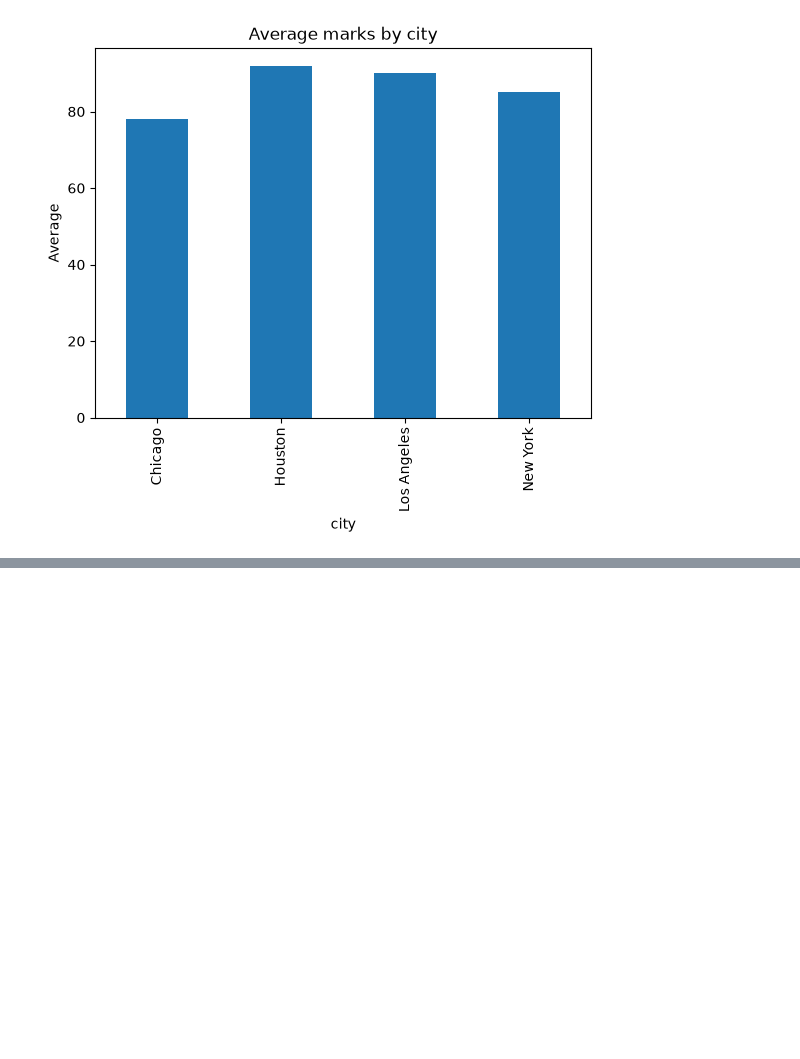
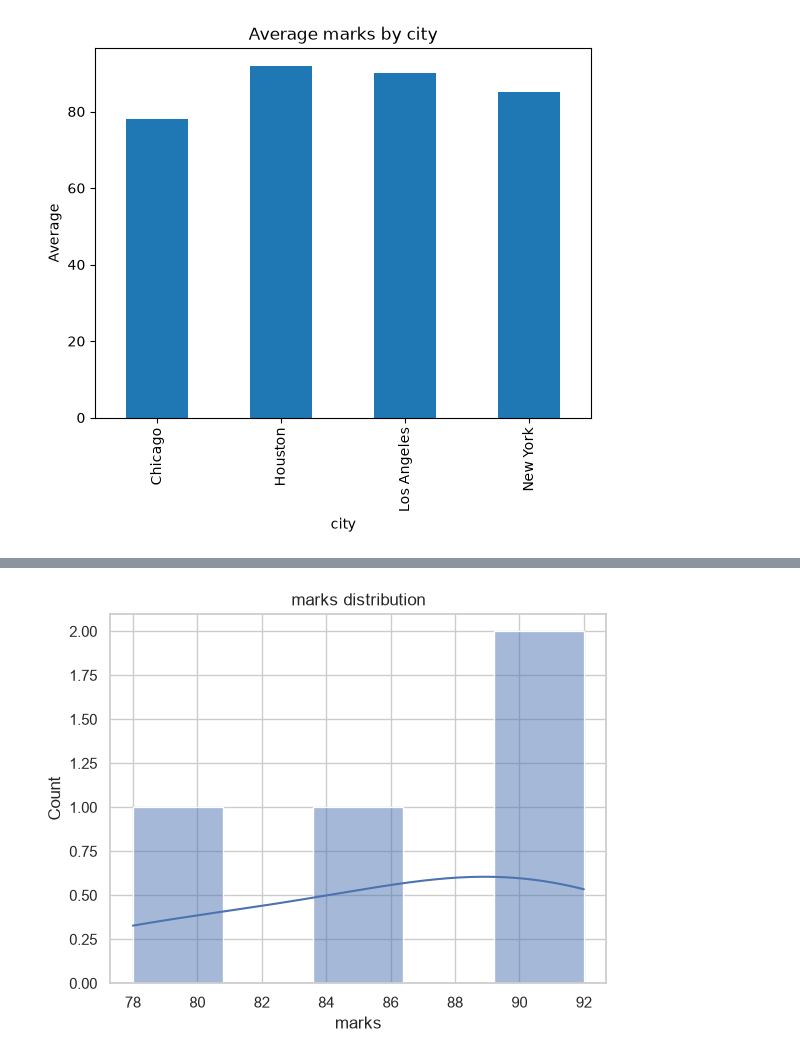
Before and after one commit to ajayy3/Fuel-Training-Python-Full-Stack-Using-AI-, a Jupyter notebook: day7.ipynb, the cells around one changed output, grey strips where cells are left out. Saved outputs shown, nothing was run; the diff lists cells and outputs as text; code cells hidden in the pictures; blank space fills up the shorter version.

```diff
--- a/day7.ipynb
+++ b/day7.ipynb
@@ -150,0 +176,6 @@ plt.show()
+# %%
+sns.histplot(data=df,x="marks",bins=5,kde=True)
+plt.title("marks distribution")
+plt.show()
+# %% [output]
+[figure, added]
```
Also changed, not shown: parts of 5 cells of this notebook, 6 other files.
